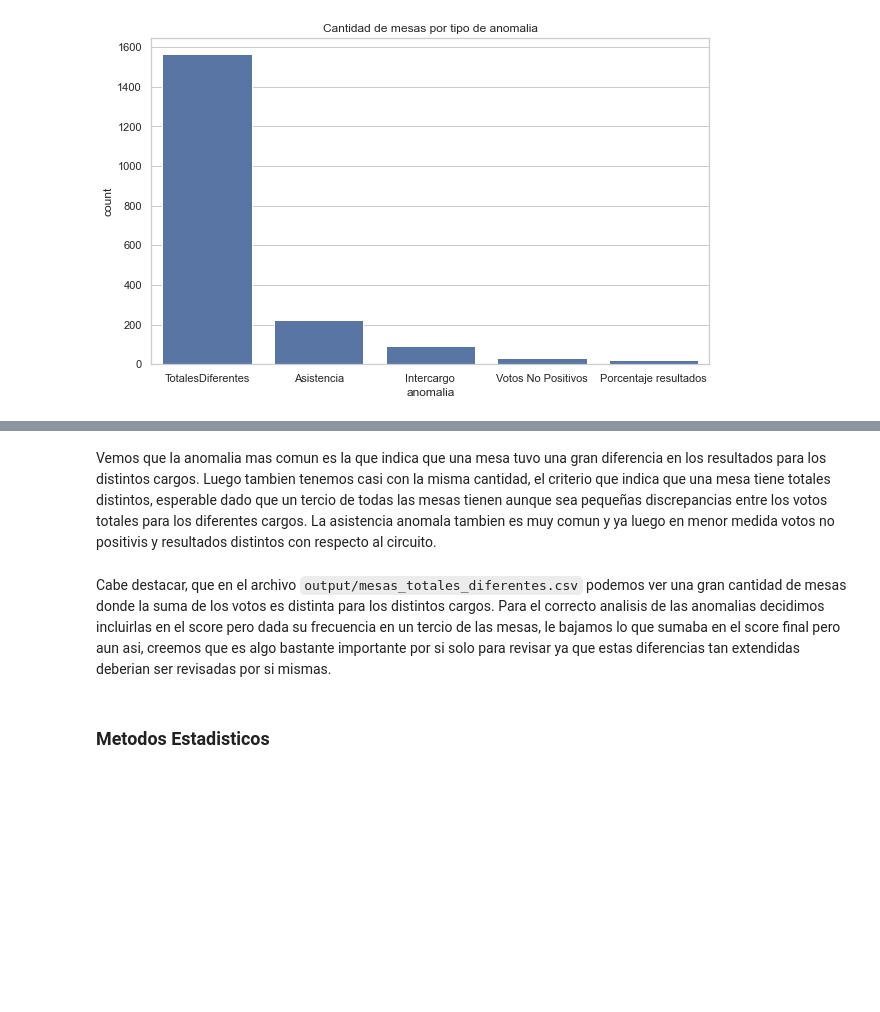
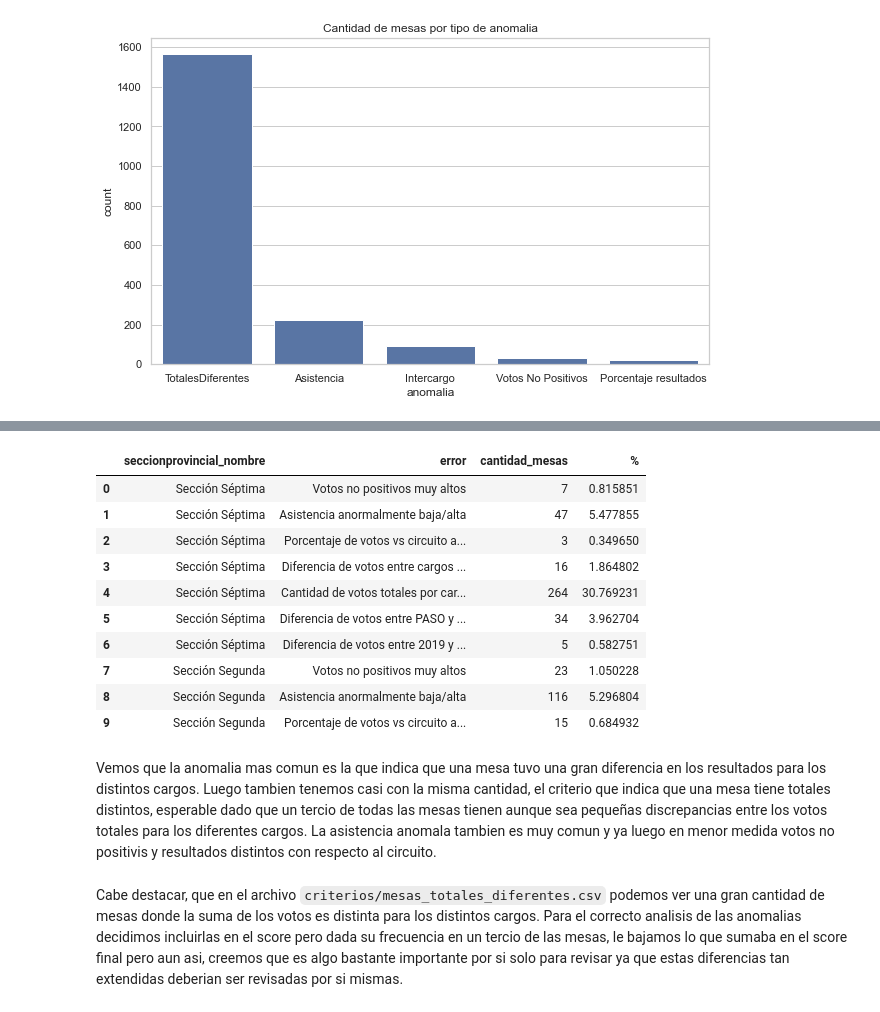
Before and after one commit to Martosaied/calidad-datos, a Jupyter notebook: TP Final/deteccion_anomalias.ipynb, the cells around one changed output, grey strips where cells are left out. Drawn from its saved outputs; the diff is of its cells as text; code cells hidden in the pictures; blank space fills up the shorter version.

```diff
--- a/TP Final/deteccion_anomalias.ipynb
+++ b/TP Final/deteccion_anomalias.ipynb
@@ -208,15 +205,15 @@ df_comparacion.to_csv('data/mesas_anomalas_porcentaje.csv', index=False)
 Otro metodo para detectar anomalias sera comparar los resultados de distintos cargos dentro de la misma mesa
 # %%
 # Moveremos los valores de votos_tipo para votos no positivos a agrupacion_nombre para agrupar de manera eficiente
-df = pd.read_csv('data/g9_data.csv')
+elecciones = pd.read_csv('data/g9_data.csv')
 
 # Nos quedamos solo con presidente y vice, diputados y senadores
 cargos = ['PRESIDENTE Y VICE', 'DIPUTADO NACIONAL', 'SENADOR NACIONAL']
-df = df[df.cargo_nombre.isin(cargos)]
-df['agrupacion_nombre'] = df.apply(lambda x: x['agrupacion_nombre'] if x['votos_tipo'] == 'POSITIVO' else x['votos_tipo'], axis=1)
+elecciones = elecciones[elecciones.cargo_nombre.isin(cargos)]
+elecciones['agrupacion_nombre'] = elecciones.apply(lambda x: x['agrupacion_nombre'] if x['votos_tipo'] == 'POSITIVO' else x['votos_tipo'], axis=1)
 
 # Agrupar el DataFrame por 'seccion_nombre' y 'mesa_id', y sumar los votos por cargo
-sumas_votos = df.groupby(['circuito_id', 'mesa_id', 'cargo_nombre'])['votos_cantidad'].sum().reset_index()
+sumas_votos = elecciones.groupby(['circuito_id', 'mesa_id', 'cargo_nombre'])['votos_cantidad'].sum().reset_index()
 
 # Pivotear los datos para tener las sumas de votos de presidente y diputados en columnas separadas
 pivot_table = sumas_votos.pivot(index=['circuito_id', 'mesa_id'], columns='cargo_nombre', values='votos_cantidad').reset_index()
@@ -237,9 +234,9 @@ pivot_table['z_diferencia_diputados_senadores'] = (pivot_table['diferencia_diput
 pivot_table = pivot_table[(pivot_table['z_diferencia_presidente_senadores'].abs() > 3) | (pivot_table['z_diferencia_presidente_diputados'].abs() > 3) | (pivot_table['z_diferencia_diputados_senadores'].abs() > 3)]
 
 # Filtrar DataFrame original por indice para quedarnos solo con las mesas que cumplen con el criterio
-df_mesas_anomalas = df.set_index(['circuito_id', 'mesa_id']).loc[pivot_table.set_index(['circuito_id', 'mesa_id']).index].reset_index()
+df_mesas_anomalas = elecciones.set_index(['circuito_id', 'mesa_id']).loc[pivot_table.set_index(['circuito_id', 'mesa_id']).index].reset_index()
 
-df_mesas_anomalas.to_csv('data/mesas_anomalas_intercargo.csv', index=False)
+df_mesas_anomalas.to_csv('criterios/mesas_anomalas_intercargo.csv', index=False)
 # %%
 # Vamos a graficar la cantidad de mesas por tipo de anomalia
 # Hacemos unique por circuito y mesa para que no se repitan
@@ -389,6 +522,52 @@ sns.histplot(df['anomaly_score'], bins=10)
+# %%
+# Generamos DataFrame con metricas sobre los errores en las mesas
+errores_df = pd.DataFrame(columns=["seccionprovincial_nombre", "error", 'cantidad_mesas', '%'])
+
+# Función para contar mesas por error y agregar los resultados al DataFrame "errores_df"
+def contar_mesas_por_error(dataframe, error, seccionprovincial_nombre):
+    circuitos = list(elecciones[elecciones['seccionprovincial_nombre'] == seccionprovincial_nombre]['circuito_id'])
+    circuitos = [str(circuito).lstrip('0') for circuito in circuitos]
+    dataframe['circuito_id'] = dataframe['circuito_id'].apply(lambda x: str(x).lstrip('0'))
+    dataframe_seccion = dataframe[dataframe['circuito_id'].isin(circuitos)]
+
+    cantidad_mesas_totales = len(elecciones[elecciones['seccionprovincial_nombre'] == seccionprovincial_nombre].groupby(['circuito_id','mesa_id']).size().reset_index())
+
+    cantidad_mesas = len(dataframe_seccion.groupby(['circuito_id','mesa_id']).size().reset_index())
+    porcentaje_mesas = cantidad_mesas / cantidad_mesas_totales * 100
+    errores_df.loc[len(errores_df)] = [seccionprovincial_nombre, error, cantidad_mesas, porcentaje_mesas]
+
+# Supongamos que tienes una lista de errores llamada 'lista_de_errores' que contiene los nombres de los errores
+lista_de_errores = [
+    (mesas_votos_no_positivos, 'Votos no positivos muy altos'),
+    (mesas_anomalas_asistencia, 'Asistencia anormalmente baja/alta'),
+    (mesas_anomalas_porcentaje, 'Porcentaje de votos vs circuito anormalmente alto/bajo'),
+    (mesas_anomalas_intercargo, 'Diferencia de votos entre cargos anormalmente alta'),
+    (mesas_totales_diferentes, 'Cantidad de votos totales por cargo por mesa diferentes'),
+    (mesas_anomalas_paso, 'Diferencia de votos entre PASO y Generales'),
+    (mesas_anomalas_2019, 'Diferencia de votos entre 2019 y Generales')
+]  # Reemplaza con los nombres reales de los errores
+
+# Realizar el conteo de mesas por cada tipo de error
+for seccion_provincial in elecciones['seccionprovincial_nombre'].unique():
+    for dataframe, error in lista_de_errores:
+        contar_mesas_por_error(dataframe, error, seccion_provincial)
+
+# Mostrar el DataFrame "errores_df" con los recuentos de mesas, error y sección provincial
+errores_df.to_csv('resultados/errores_por_seccionprovincial.csv', index=False)
+errores_df.head(10)
+# %% [output]
+|  | seccionprovincial_nombre | error | cantidad_mesas | % |
+| 0 | Sección Séptima | Votos no positivos muy altos | 7 | 0.815851 |
+| 1 | Sección Séptima | Asistencia anormalmente baja/alta | 47 | 5.477855 |
+| 2 | Sección Séptima | Porcentaje de votos vs circuito a... | 3 | 0.349650 |
+| 3 | Sección Séptima | Diferencia de votos entre cargos ... | 16 | 1.864802 |
+| 4 | Sección Séptima | Cantidad de votos totales por car... | 264 | 30.769231 |
+| 5 | Sección Séptima | Diferencia de votos entre PASO y ... | 34 | 3.962704 |
+| 6 | Sección Séptima | Diferencia de votos entre 2019 y ... | 5 | 0.582751 |
+| 7 | Sección Segunda | Votos no positivos muy altos | 23 | 1.050228 |
+| 8 | Sección Segunda | Asistencia anormalmente baja/alta | 116 | 5.296804 |
+| 9 | Sección Segunda | Porcentaje de votos vs circuito a... | 15 | 0.684932 |
 # %% [markdown]
 Vemos que la anomalia mas comun es la que indica que una mesa tuvo una gran diferencia en los resultados para los distintos cargos. Luego tambien tenemos casi con la misma cantidad, el criterio que indica que una mesa tiene totales distintos, esperable dado que un tercio de todas las mesas tienen aunque sea pequeñas discrepancias entre los votos totales para los diferentes cargos. La asistencia anomala tambien es muy comun y ya luego en menor medida votos no positivis y resultados distintos con respecto al circuito.
 # %% [markdown]
-Cabe destacar, que en el archivo `output/mesas_totales_diferentes.csv` podemos ver una gran cantidad de mesas donde la suma de los votos es distinta para los distintos cargos. Para el correcto analisis de las anomalias decidimos incluirlas en el score pero dada su frecuencia en un tercio de las mesas, le bajamos lo que sumaba en el score final pero aun asi, creemos que es algo bastante importante por si solo para revisar ya que estas diferencias tan extendidas deberian ser revisadas por si mismas.
+Cabe destacar, que en el archivo `criterios/mesas_totales_diferentes.csv` podemos ver una gran cantidad de mesas donde la suma de los votos es distinta para los distintos cargos. Para el correcto analisis de las anomalias decidimos incluirlas en el score pero dada su frecuencia en un tercio de las mesas, le bajamos lo que sumaba en el score final pero aun asi, creemos que es algo bastante importante por si solo para revisar ya que estas diferencias tan extendidas deberian ser revisadas por si mismas.
-# %% [markdown]
-### Metodos Estadisticos
```
Also changed, not shown: parts of 22 cells of this notebook, 12 other files.
